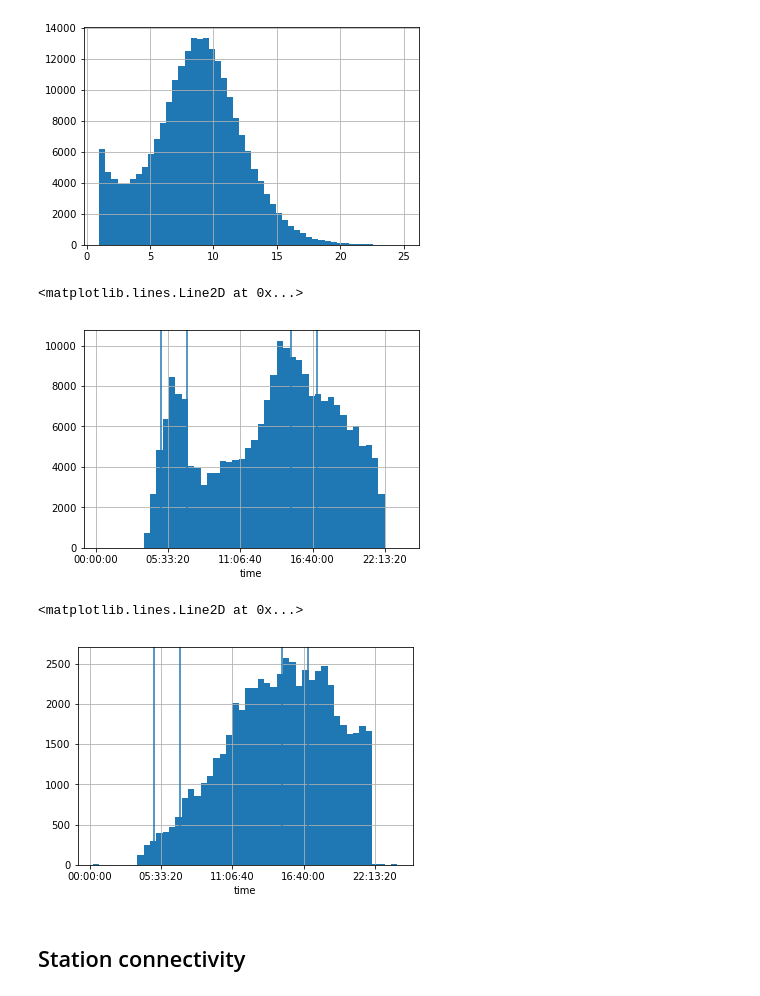
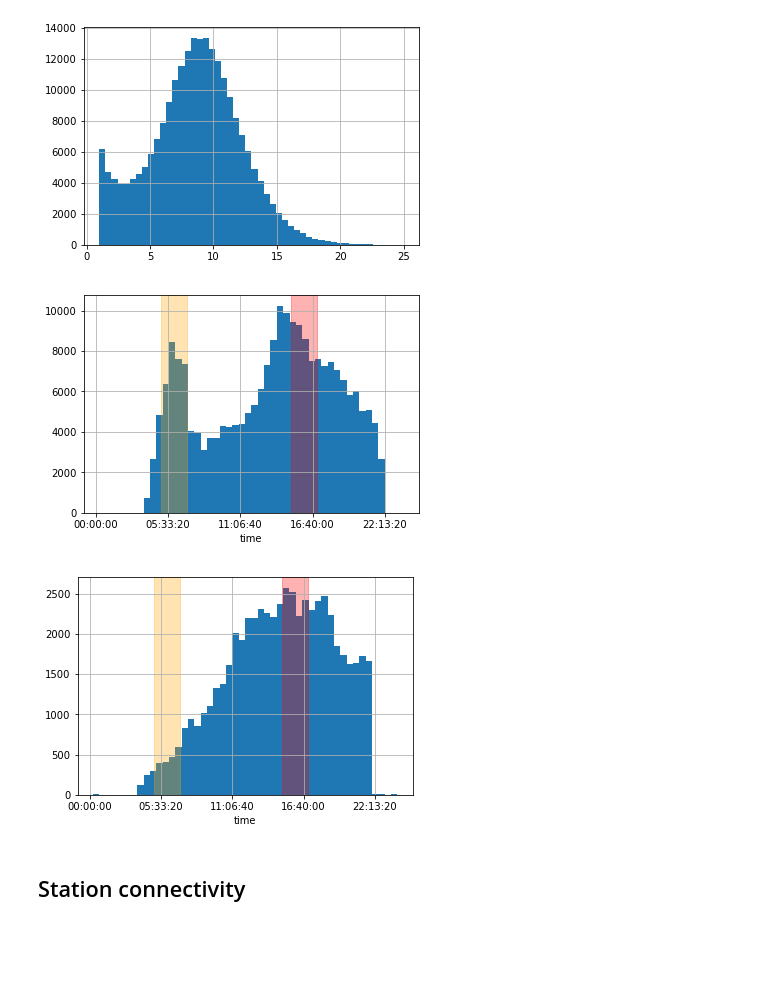
Before and after one commit to jonnor/bike-sharing-oslo, a Jupyter notebook: Oslo.ipynb, the cells around one changed output. Cells and saved outputs as stored; diff of their text form; code cells hidden in the pictures; blank space fills up the shorter version.

Commit message:
Minor visual improvements to plots

```diff
--- a/Oslo.ipynb
+++ b/Oslo.ipynb
@@ -199,28 +208,28 @@ trips['Distance'].hist(bins=40, range=(1, 6000))
 # %% [output]
 <matplotlib.axes._subplots.AxesSubplot at 0x...>
 [figure]
+# %%
+def span_show(ax, early, late):
+    ax.axvspan(xmin=early[0], xmax=early[1], alpha=0.3, color='orange')
+    ax.axvspan(xmin=late[0], xmax=late[1], alpha=0.3, color='red')
+
+morning_span = (5*3600, 7*3600)
+evening_span = (15*3600, 17*3600)
+# TODO: Write time spans as time of day instead of seconds
 # %%
 timeofday = trips.copy()
 timeofday['timeofday'] = trips.index.time
 series = timeofday['timeofday']
 axs = series[trips.index.weekday < 5].hist(bins=48)
-axs.axvline(x=5*3600)
-axs.axvline(x=7*3600)
-axs.axvline(x=15*3600)
-axs.axvline(x=17*3600)
+span_show(axs, morning_span, evening_span)
 # %% [output]
-<matplotlib.lines.Line2D at 0x...>
-[figure, old version]
+[figure, new version]
 # %%
 series = timeofday['timeofday']
 axs = series[trips.index.weekday >= 5].hist(bins=48)
-axs.axvline(x=5*3600)
-axs.axvline(x=7*3600)
-axs.axvline(x=15*3600)
-axs.axvline(x=17*3600)
+span_show(axs, morning_span, evening_span)
 # %% [output]
-<matplotlib.lines.Line2D at 0x...>
-[figure, old version]
+[figure, new version]
 # %% [markdown]
 ## Station connectivity
 # %%
```
Also changed, not shown: parts of 7 cells of this notebook.
